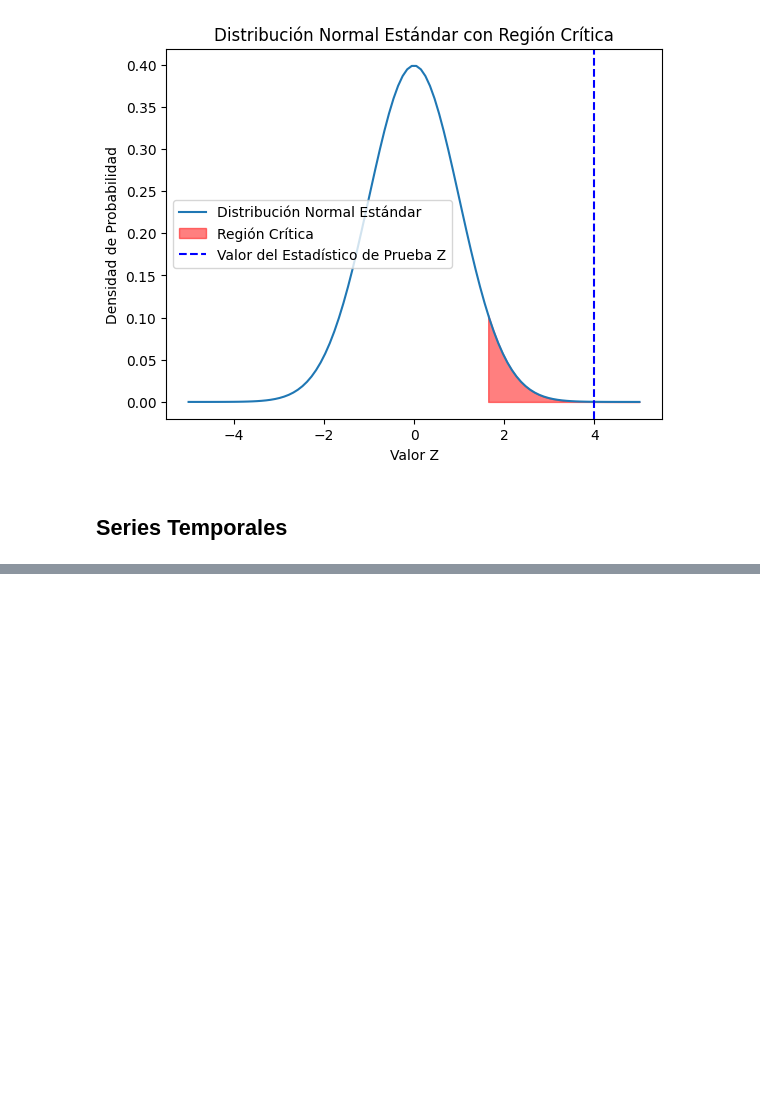
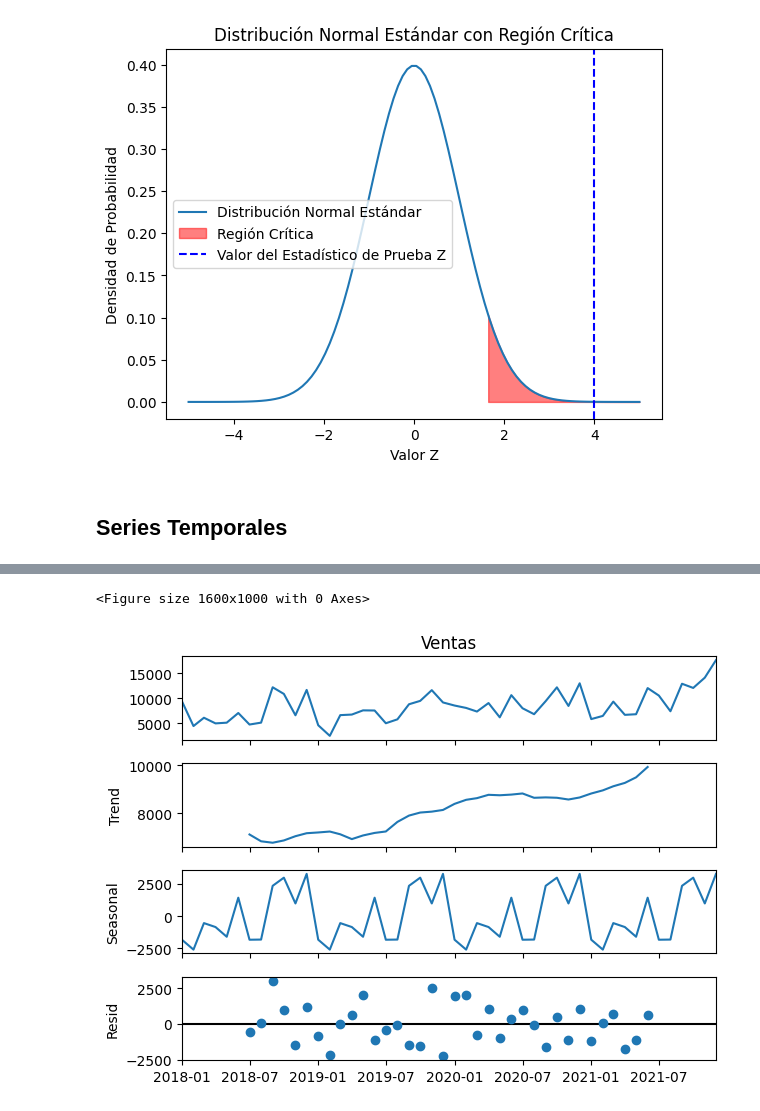
Before and after one commit to DiegoPenalba/Matematica-para-IA, a Jupyter notebook: estadistica.ipynb, the cells around one changed output, grey strips where cells are left out. Cells and saved outputs as stored; diff of their text form; code cells hidden in the pictures; blank space fills up the shorter version.

```diff
--- a/estadistica.ipynb
+++ b/estadistica.ipynb
@@ -224,0 +230,17 @@ AttributeError: module 'pandas' has no attribute 'read_xls'
+# %%
+# defino dataframe
+df = pd.read_excel('Supertienda.xls')
+# %%
+mobilario = df.loc[df['Categoria'] == 'Mobiliario']
+# %%
+mobiliario_gb = mobilario.groupby('Fecha_pedido')['Ventas'].sum().reset_index()
+mobiliario_gb = mobiliario_gb.set_index('Fecha_pedido')
+y= mobiliario_gb['Ventas'].resample('MS').mean()
+# %%
+plt.figure(figsize=(16, 10))
+decomposition = sm.tsa.seasonal_decompose(y, model='additive')
+decomposition.plot()
+plt.show()
+# %% [output]
+<Figure size 1600x1000 with 0 Axes>
+[figure, added]
```
Also changed, not shown: parts of 3 cells of this notebook, 1 other file.
